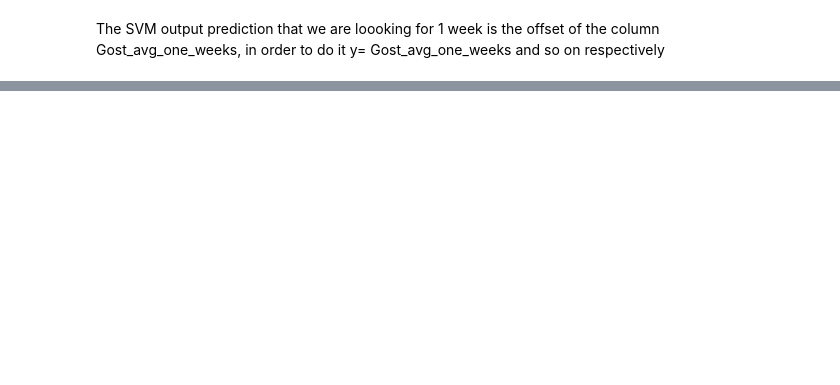
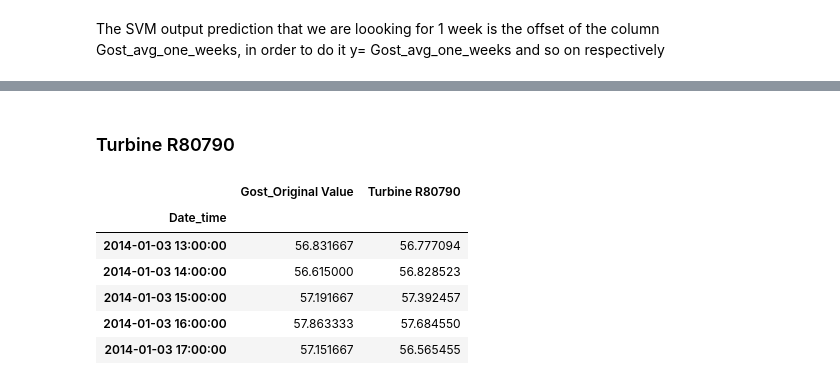
Before and after one commit to Evelenac/Twin-Wind-Turbine, a Jupyter notebook: ML_Digital_Turbine.ipynb, the cells around one changed output, grey strips where cells are left out. Cells and saved outputs as stored; diff of their text form; code cells hidden in the pictures; blank space fills up the shorter version.

```diff
--- a/ML_Digital_Turbine.ipynb
+++ b/ML_Digital_Turbine.ipynb
@@ -497,0 +1181,2 @@ RFR_data = pd.DataFrame({'Gost_Original Value': yrf_test,'Gost_Predicted value':
+# %% [markdown]
+### Turbine R80790
@@ -497,0 +1227,10 @@ RFR_data = pd.DataFrame({'Gost_Original Value': yrf_test,'Gost_Predicted value':
+# %%
+T4_Repdata.head()
+# %% [output]
+|  | Gost_Original Value | Turbine R80790 |
+| Date_time |  |  |
+| 2014-01-03 13:00:00 | 56.831667 | 56.777094 |
+| 2014-01-03 14:00:00 | 56.615000 | 56.828523 |
+| 2014-01-03 15:00:00 | 57.191667 | 57.392457 |
+| 2014-01-03 16:00:00 | 57.863333 | 57.684550 |
+| 2014-01-03 17:00:00 | 57.151667 | 56.565455 |
```
Also changed, not shown: parts of 308 cells of this notebook.
